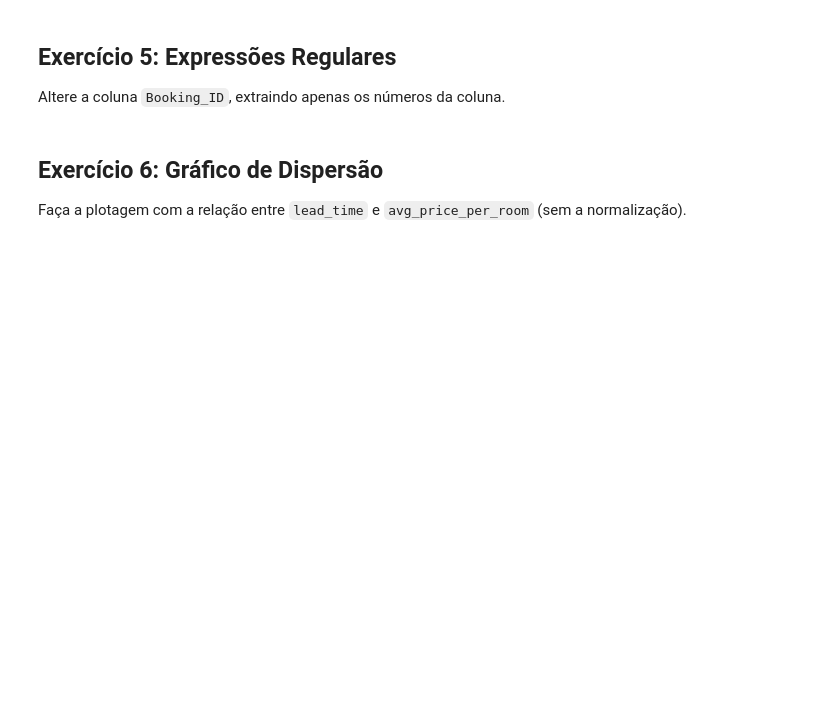
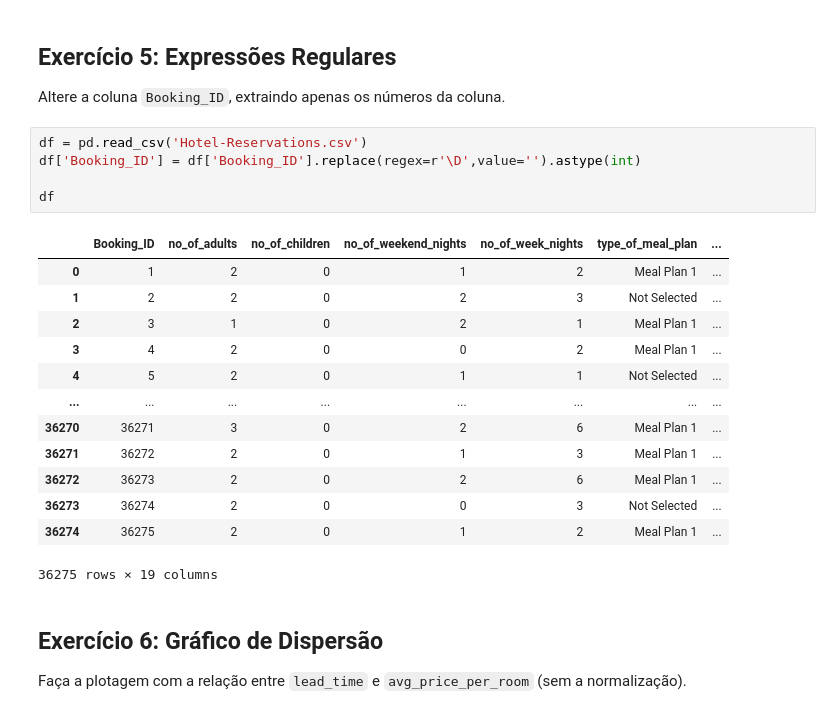
Before and after one commit to gotinho/Residencia-IA-SENAI-Disciplina-1-Linguagens-de-Programacao, a Jupyter notebook: atividade_final/ProjetoFinal_Hotel_Reservations.ipynb, the cells around one changed output. Cells and saved outputs as stored; diff of their text form; blank space fills up the shorter version.

```diff
--- a/atividade_final/ProjetoFinal_Hotel_Reservations.ipynb
+++ b/atividade_final/ProjetoFinal_Hotel_Reservations.ipynb
@@ -30,6 +117,25 @@ Faça a plotagem do Mapa de calor (**Heatmap**) entre as colunas numéricas
 # %% [markdown]
 ## Exercício 5: Expressões Regulares
 Altere a coluna `Booking_ID`, extraindo apenas os números da coluna.
+# %%
+df = pd.read_csv('Hotel-Reservations.csv')
+df['Booking_ID'] = df['Booking_ID'].replace(regex=r'\D',value='').astype(int)
+
+df
+# %% [output]
+|  | Booking_ID | no_of_adults | no_of_children | no_of_weekend_nights | no_of_week_nights | type_of_meal_plan | ... |
+| 0 | 1 | 2 | 0 | 1 | 2 | Meal Plan 1 | ... |
+| 1 | 2 | 2 | 0 | 2 | 3 | Not Selected | ... |
+| 2 | 3 | 1 | 0 | 2 | 1 | Meal Plan 1 | ... |
+| 3 | 4 | 2 | 0 | 0 | 2 | Meal Plan 1 | ... |
+| 4 | 5 | 2 | 0 | 1 | 1 | Not Selected | ... |
+| ... | ... | ... | ... | ... | ... | ... | ... |
+| 36270 | 36271 | 3 | 0 | 2 | 6 | Meal Plan 1 | ... |
+| 36271 | 36272 | 2 | 0 | 1 | 3 | Meal Plan 1 | ... |
+| 36272 | 36273 | 2 | 0 | 2 | 6 | Meal Plan 1 | ... |
+| 36273 | 36274 | 2 | 0 | 0 | 3 | Not Selected | ... |
+| 36274 | 36275 | 2 | 0 | 1 | 2 | Meal Plan 1 | ... |
+36275 rows × 19 columns
 # %% [markdown]
 ## Exercício 6: Gráfico de Dispersão
 Faça a plotagem com a relação entre `lead_time` e `avg_price_per_room` (sem a normalização).
```
Also changed, not shown: parts of 8 cells of this notebook.
